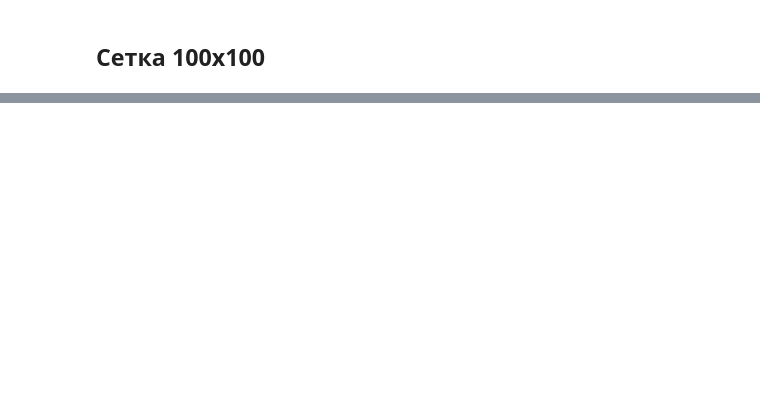
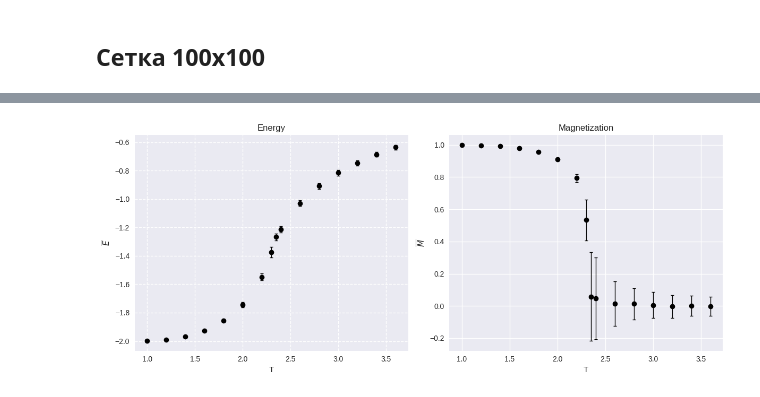
Before and after one commit to Masvelll/Statfiz, a Jupyter notebook: 1_IsingModel/main.ipynb, the cells around one changed output, grey strips where cells are left out. Cells and saved outputs as stored; diff of their text form; code cells hidden in the pictures; blank space fills up the shorter version.

```diff
--- a/1_IsingModel/main.ipynb
+++ b/1_IsingModel/main.ipynb
@@ -249,0 +223,76 @@ axs[1].set_title('Magnetization');
+# %%
+logs = sorted(os.listdir('./logs_100'), key=lambda x: float(x.split('_')[1].split('.log')[0]))
+T = np.array([float(log.split('_')[1].split('.log')[0]) for log in logs])
+E = []
+E_vars = []
+M = []
+M_vars = []
+M_errs = []
+sigma_cv_T2 = []
+sigma_chi_T = []
+
+fig, axs = plt.subplots(1, 2, figsize=(12, 5))
+
+for file in logs:
+    df = pd.read_csv('./logs_100/' + file, sep='\t')
+    energy = df['Energy'][200:]
+    E.append(energy.mean())
+    E_vars.append(energy.var())
+    M.append(df['MagMom'][200:].mean())
+    M_vars.append(df['MagMom'].var())
+
+    E_mean = np.mean(energy)
+    E2_mean = np.mean(energy**2)
+
+    sigma_E = np.std(energy, ddof=1)
+    sigma_E2 = np.std(energy**2, ddof=1)
+
+    sigma_E_mean = sigma_E / np.sqrt(len(energy))
+    sigma_E2_mean = sigma_E2 / np.sqrt(len(energy))
+
+    sigma_cv_T2.append(np.sqrt(sigma_E2_mean**2 + 4 * E_mean**2 * sigma_E_mean**2))
+
+
+    data = df['MagMom'][300:]
+    M_mean = np.mean(data)
+    M2_mean = np.mean(data**2)
+
+    # Оценки стандартных отклонений
+    sigma_M = np.std(data, ddof=1)
+    sigma_M2 = np.std(data**2, ddof=1)
+
+    # Ошибки средних
+    sigma_M_mean = sigma_M / np.sqrt(len(data))
+    sigma_M2_mean = sigma_M2 / np.sqrt(len(data))
+
+    sigma_chi_T.append(np.sqrt(sigma_M2_mean**2 + 4 * M_mean**2 * sigma_M_mean**2))
+
+
+
+    # Поскольку в какой-то момент становиться сложным считать погрешность выборочной дисперсией,
+    # (чем ближе к точке Кюри, тем дольше ждать выхода на равновесия и тем самым всё равно придется получать точки не по совсем
+    # н.о.р.с.в, поэтому делаем вот такой трюк, который считает дисперсию для (вообще говоря всё ещё одинаково распределенных) зависимых)
+    # но вобщем вообще эти точки лучше не считать, конечно
+    corr = sm.tsa.acf(data, nlags=100, fft=True)  # автокорреляционная функция
+    tau = np.sum(corr)  # интегральное время корреляции
+    N_eff = len(data) / tau  # эффективное число независимых выборок
+    print(N_eff)
+    std_error = np.std(data, ddof=1) / np.sqrt(N_eff)  # скорректированная ошибка среднего
+    N_eff, std_error
+
+    M_errs.append(std_error)
+
+
+axs[0].errorbar(T, E, fmt='ok', yerr=np.array(E_vars) ** 0.5, elinewidth=1, capsize=2, capthick=1)
+axs[0].set_xlabel('T')
+axs[0].set_ylabel('$\overline{E}$')
+axs[0].set_title('Energy')
+axs[0].grid(True, linestyle='--')
+axs[1].errorbar(T, M, yerr=np.array(M_vars) ** 0.5, fmt='ok', elinewidth=1, capthick=1, capsize=2)
+axs[1].set_xlabel('T')
+axs[1].set_ylabel('$\overline{M}$')
+axs[1].set_title('Magnetization');
+
+plt.tight_layout()
+plt.savefig('./img/en_mag100.png')
+# %% [output]
@@ -249,0 +315 @@ axs[1].set_title('Magnetization');
+[figure, added]
```
Also changed, not shown: parts of 12 cells of this notebook, 1 other file.
